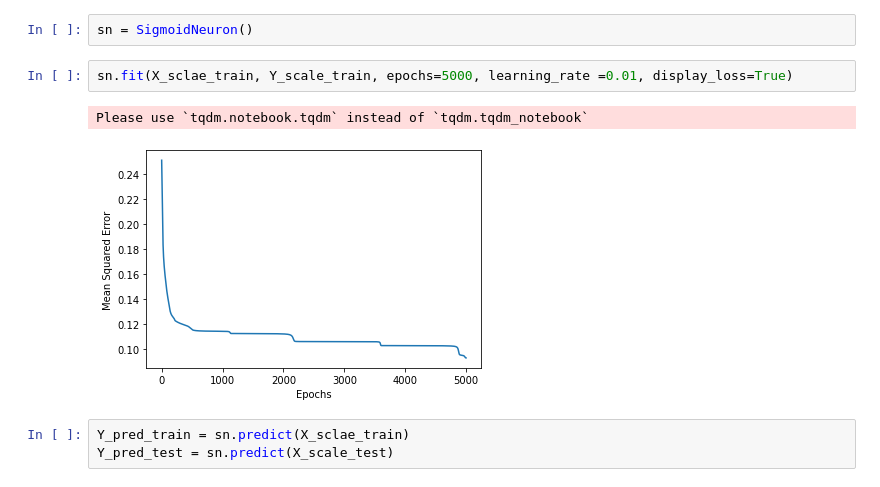
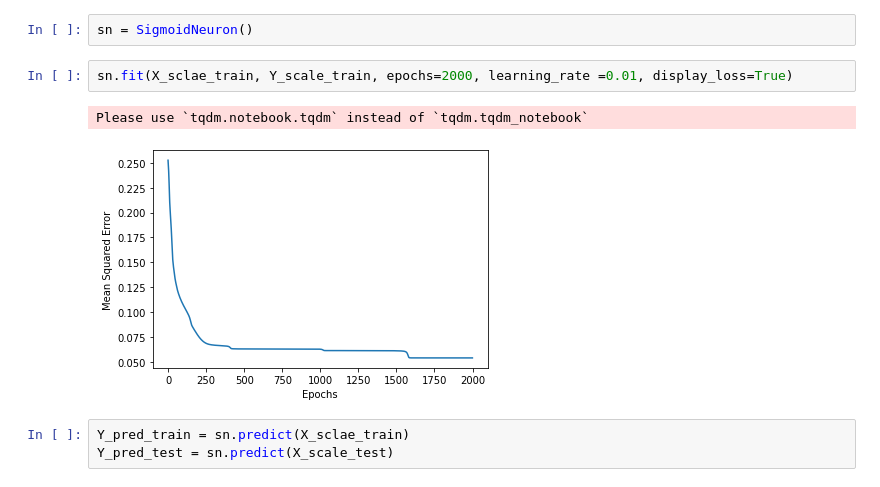
Before and after one commit to PavanReddy28/ML, a Jupyter notebook: Sigmoid_Neuron.ipynb, the cells around one changed output. Cells and saved outputs as stored; diff of their text form.

```diff
--- a/Sigmoid_Neuron.ipynb
+++ b/Sigmoid_Neuron.ipynb
@@ -495,10 +495,10 @@ Y_binarized_test = (Y_scale_test > scaled_threshold).astype(np.int).ravel()
 # %%
 sn = SigmoidNeuron()
 # %%
-sn.fit(X_sclae_train, Y_scale_train, epochs=5000, learning_rate =0.01, display_loss=True)
+sn.fit(X_sclae_train, Y_scale_train, epochs=2000, learning_rate =0.01, display_loss=True)
 # %% [output]
 Please use `tqdm.notebook.tqdm` instead of `tqdm.tqdm_notebook`
-[figure, old version]
+[figure, new version]
 # %%
 Y_pred_train = sn.predict(X_sclae_train)
 Y_pred_test = sn.predict(X_scale_test)
```
Also changed, not shown: parts of 1 cell of this notebook.
